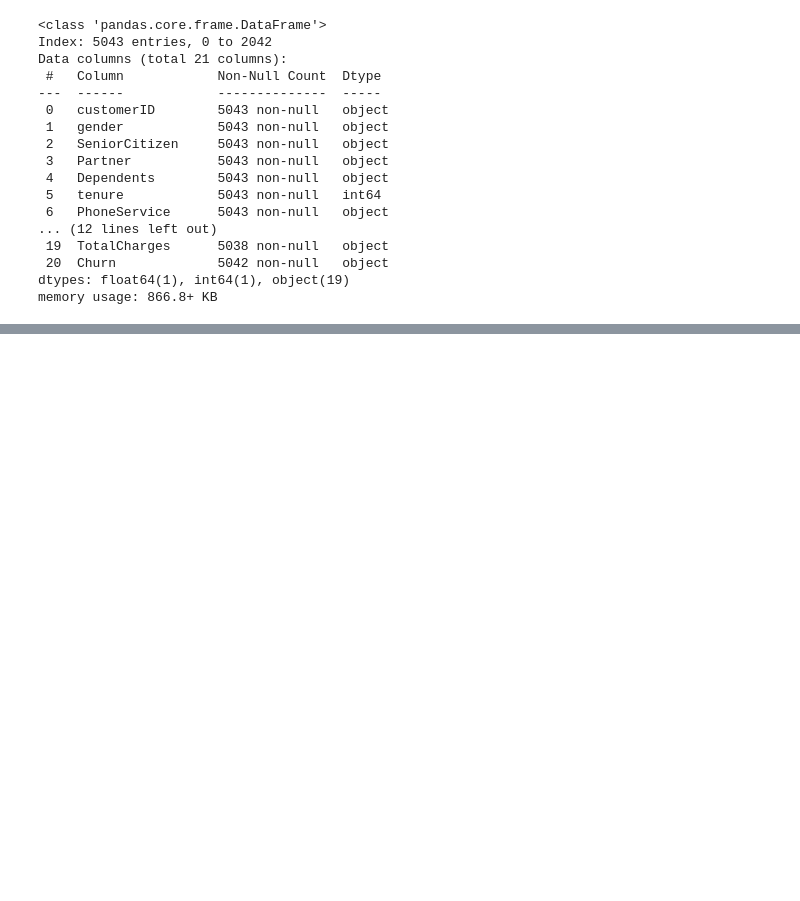
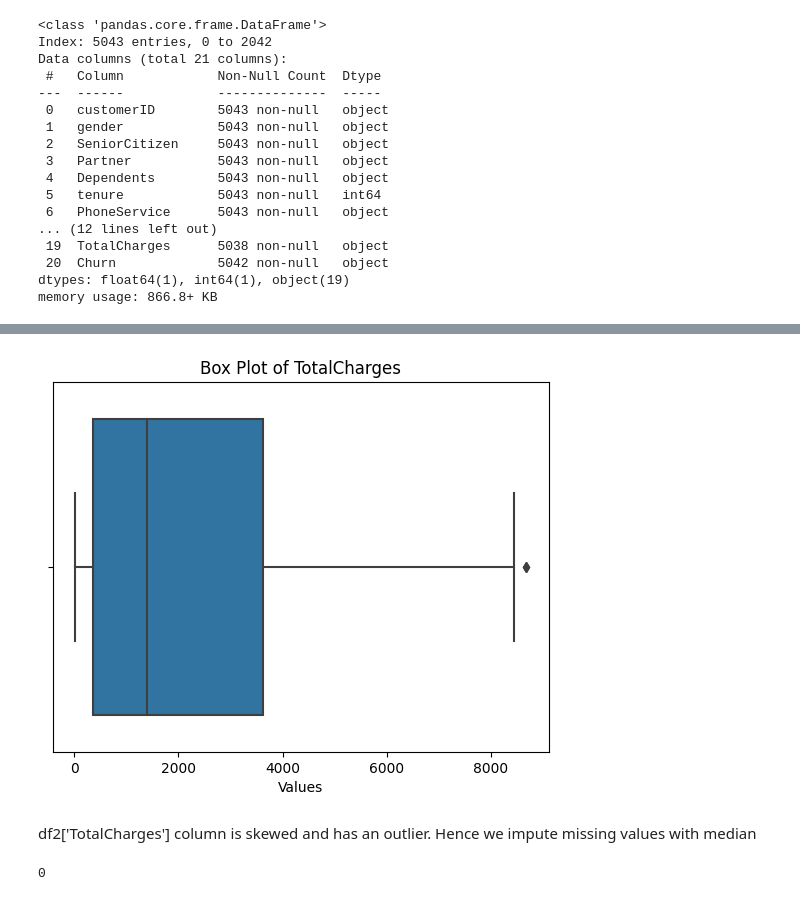
Before and after one commit to sethsot/Telco-Churn, a Jupyter notebook: draft.ipynb, the cells around one changed output, grey strips where cells are left out. Saved outputs shown, nothing was run; the diff lists cells and outputs as text; code cells hidden in the pictures; blank space fills up the shorter version.

```diff
--- a/draft.ipynb
+++ b/draft.ipynb
@@ -144,3 +164,5 @@ memory usage: 866.8+ KB
 # %%
-#unable to read test data, why?
-df2=pd.read_csv(r"C:\Users\lenovo\Desktop\Seth\Personal\Azubi\Career Accelarator prog\LP2\Telco-churn-second-2000.xlsx")
+#import test dataset (Telco-churn-second-2000.xlsx)
+
+file_path="C:/Users/lenovo/Desktop/Seth/Personal/Azubi/Career Accelarator prog/LP2/Telco-churn-second-2000.xlsx"
+df2=pd.read_excel(file_path)
@@ -148,0 +430,7 @@ UnicodeDecodeError: 'utf-8' codec can't decode byte 0x90 in position 22: invalid
+# %%
+# Convert the object column to float, preserving missing values as NaN
+
+df2['TotalCharges'] = pd.to_numeric(df2['TotalCharges'], errors='coerce')
+
+# Round the values to 2 decimal places
+df2['TotalCharges'] = df2['TotalCharges'].round(2)
@@ -148,0 +479,11 @@ UnicodeDecodeError: 'utf-8' codec can't decode byte 0x90 in position 22: invalid
+# %%
+# Plot a box plot to visualize the distribution and skewness in 'TotalCharges' column
+
+sns.boxplot(x=df2['TotalCharges'])
+plt.xlabel('Values')
+plt.title('Box Plot of ' + 'TotalCharges')
+plt.show()
+# %% [output]
+[figure, added]
+# %% [markdown]
+df2['TotalCharges'] column is skewed and has an outlier. Hence we impute missing values with median
@@ -148,0 +496,6 @@ UnicodeDecodeError: 'utf-8' codec can't decode byte 0x90 in position 22: invalid
+# %%
+#confirm if missing values have been removed
+
+df2['TotalCharges'].isnull().sum()
+# %% [output]
+0
```
Also changed, not shown: parts of 49 cells of this notebook.
